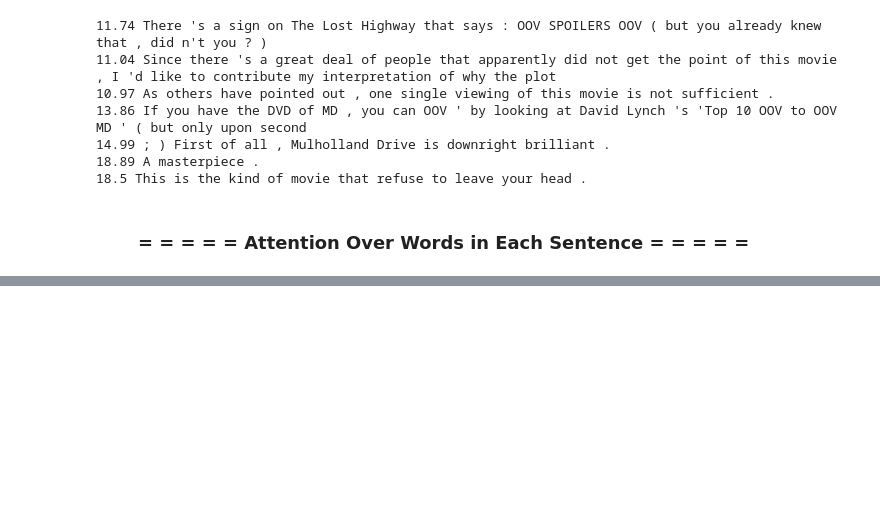
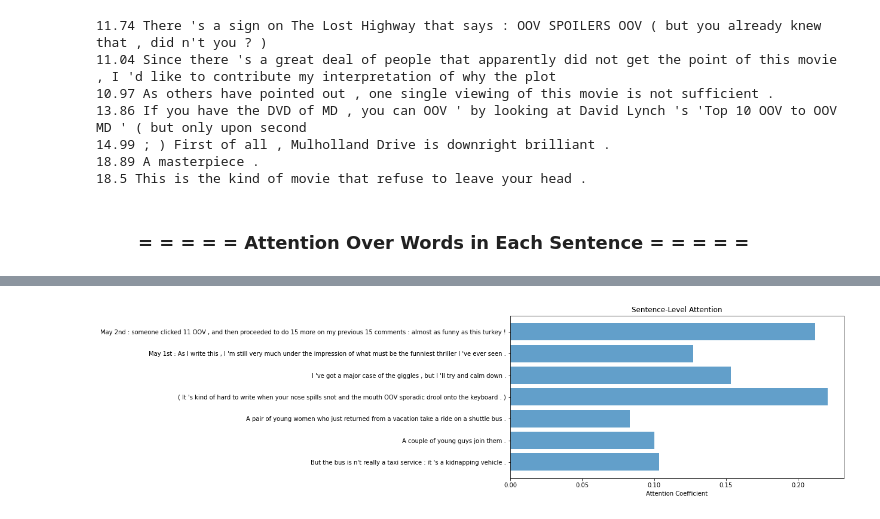
Before and after one commit to YessineMkaouar/Advanced-Learning-for-Text-And-Graph-Data, a Jupyter notebook: Lab1_HAN/Lab1_HAN/ALTEGRAD_2024_Lab1_HAN.ipynb, the cells around one changed output, grey strips where cells are left out. Saved outputs shown, nothing was run; the diff lists cells and outputs as text; code cells hidden in the pictures; blank space fills up the shorter version.

Commit message:
Plot attention coeffs

```diff
--- a/Lab1_HAN/Lab1_HAN/ALTEGRAD_2024_Lab1_HAN.ipynb
+++ b/Lab1_HAN/Lab1_HAN/ALTEGRAD_2024_Lab1_HAN.ipynb
@@ -402,7 +402,7 @@ for elt in zip(sent_coeffs[:,0].tolist(),[' '.join(elt) for elt in my_review_tex
 # %% [markdown]
 ### &emsp;&emsp; = = = = = Attention Over Words in Each Sentence = = = = =
 # %%
-_, word_coeffs, _ = model(review_tensor) # fill the gap # get words attention coeffs by passing the review to the model - (you need to convert the inout torch tensor)
+_, word_coeffs, _ = model(my_review_tensor) # fill the gap # get words attention coeffs by passing the review to the model - (you need to convert the inout torch tensor)
 
 word_coeffs_list = word_coeffs.reshape(7,30).tolist()
 
@@ -439,0 +477,28 @@ for sent in text_word_coeffs_sorted:
+# %%
+# Plot the sentence-level attention coefficients using Python lists
+def plot_sentence_attention(sent_coeffs, sentences):
+    plt.figure(figsize=(10, 5))
+
+    # Convert PyTorch tensors to lists
+    y_pos = list(range(len(sentences)))  # Use standard Python range for y-axis
+    sent_coeffs_list = sent_coeffs.tolist()  # Convert attention coefficients to list
+
+    # Use lists directly in plt.barh
+    plt.barh(y_pos, sent_coeffs_list, align='center', alpha=0.7)
+
+    # Set the labels for the y-axis using the sentences
+    plt.yticks(y_pos, sentences, fontsize=10)
+    plt.xlabel('Attention Coefficient')
+    plt.title('Sentence-Level Attention')
+
+    # Reverse the order to show the first sentence at the top
+    plt.gca().invert_yaxis()
+    plt.show()
+
+# Prepare the sentence attention and sentence text
+sentences = [' '.join(sent) for sent in my_review_text]
+
+# Plot sentence-level attention (convert tensors to lists)
+plot_sentence_attention(torch.tensor(sent_att_coeffs), sentences)
+# %% [output]
+[figure, added]
```
Also changed, not shown: parts of 2 cells of this notebook.
